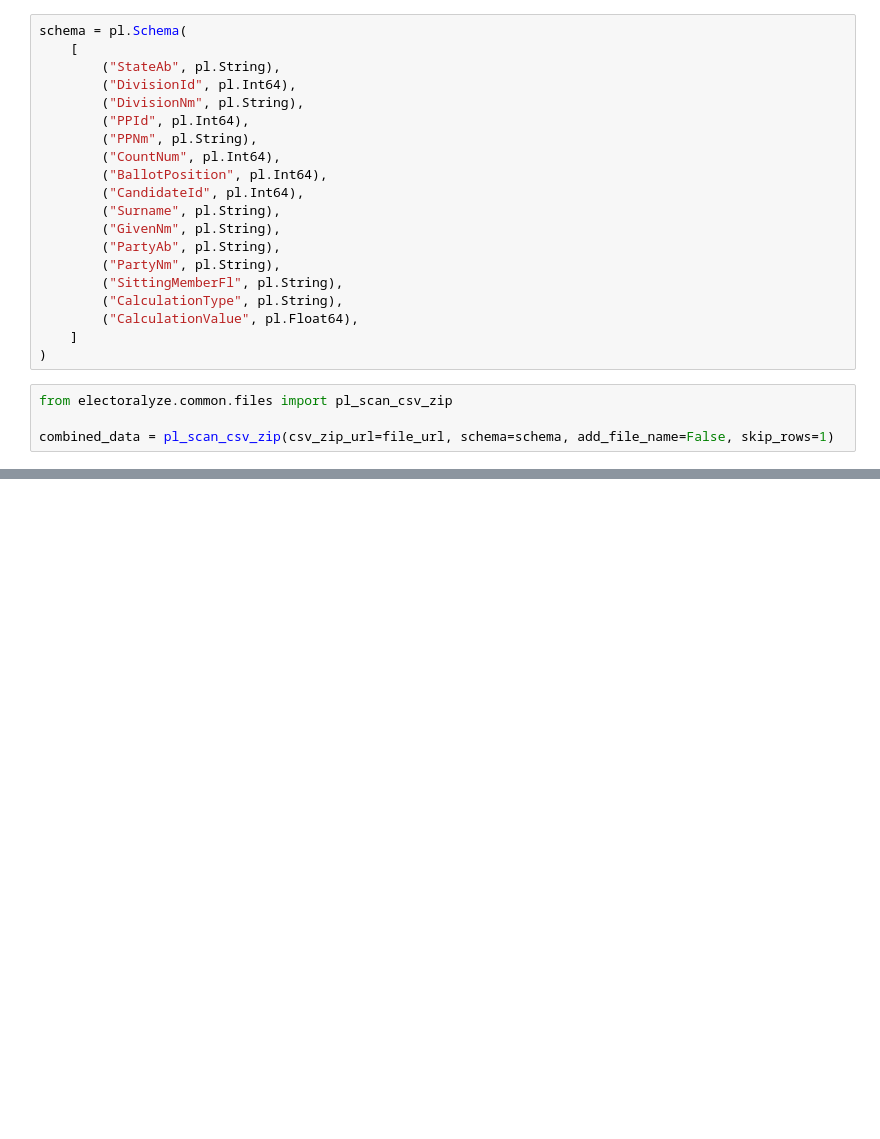
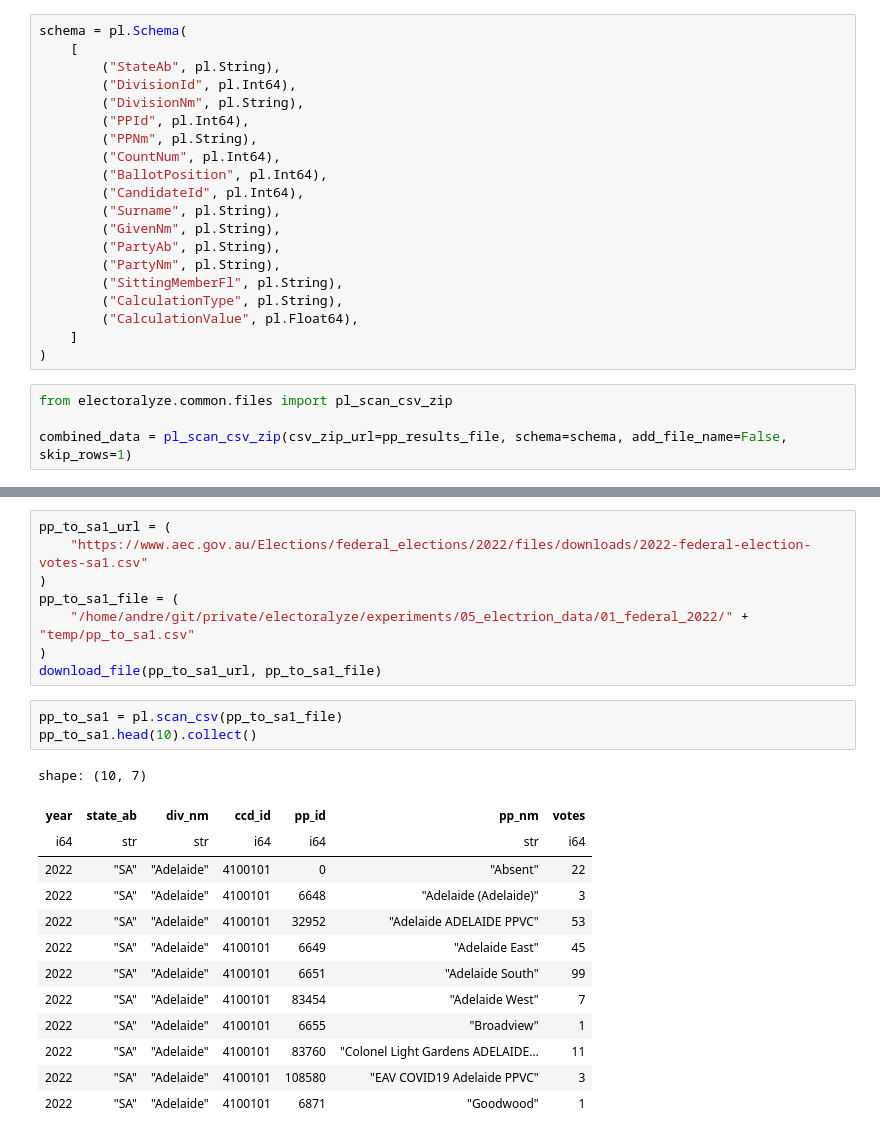
Before and after one commit to Andre-Medina/Electoralyze, a Jupyter notebook: experiments/05_electrion_data/01_federal_2022/01_processing.ipynb, the cells around one changed output, grey strips where cells are left out. Cells and saved outputs as stored; diff of their text form; blank space fills up the shorter version.

```diff
--- a/experiments/05_electrion_data/01_federal_2022/01_processing.ipynb
+++ b/experiments/05_electrion_data/01_federal_2022/01_processing.ipynb
@@ -110,7 +117,7 @@ schema = pl.Schema(
 # %%
 from electoralyze.common.files import pl_scan_csv_zip
 
-combined_data = pl_scan_csv_zip(csv_zip_url=file_url, schema=schema, add_file_name=False, skip_rows=1)
+combined_data = pl_scan_csv_zip(csv_zip_url=pp_results_file, schema=schema, add_file_name=False, skip_rows=1)
 # %%
 combined_data.tail(5).collect()
 # %% [output]
@@ -122,3 +129,28 @@ shape: (5, 15)
 | "VIC" | 234 | "Wills" | 108546 | "EAV COVID19 Wills PPVC" | 7 | 9 | 36554 | "JEFFORD" | "Sarah Elizabeth" | ... |
 | "VIC" | 234 | "Wills" | 108546 | "EAV COVID19 Wills PPVC" | 7 | 9 | 36554 | "JEFFORD" | "Sarah Elizabeth" | ... |
 | "VIC" | 234 | "Wills" | 108546 | "EAV COVID19 Wills PPVC" | 7 | 9 | 36554 | "JEFFORD" | "Sarah Elizabeth" | ... |
+# %%
+pp_to_sa1_url = (
+    "https://www.aec.gov.au/Elections/federal_elections/2022/files/downloads/2022-federal-election-votes-sa1.csv"
+)
+pp_to_sa1_file = (
+    "/home/andre/git/private/electoralyze/experiments/05_electrion_data/01_federal_2022/" + "temp/pp_to_sa1.csv"
+)
+download_file(pp_to_sa1_url, pp_to_sa1_file)
+# %%
+pp_to_sa1 = pl.scan_csv(pp_to_sa1_file)
+pp_to_sa1.head(10).collect()
+# %% [output]
+shape: (10, 7)
+| year | state_ab | div_nm | ccd_id | pp_id | pp_nm | votes |
+| i64 | str | str | i64 | i64 | str | i64 |
+| 2022 | "SA" | "Adelaide" | 4100101 | 0 | "Absent" | 22 |
+| 2022 | "SA" | "Adelaide" | 4100101 | 6648 | "Adelaide (Adelaide)" | 3 |
+| 2022 | "SA" | "Adelaide" | 4100101 | 32952 | "Adelaide ADELAIDE PPVC" | 53 |
+| 2022 | "SA" | "Adelaide" | 4100101 | 6649 | "Adelaide East" | 45 |
+| 2022 | "SA" | "Adelaide" | 4100101 | 6651 | "Adelaide South" | 99 |
+| 2022 | "SA" | "Adelaide" | 4100101 | 83454 | "Adelaide West" | 7 |
+| 2022 | "SA" | "Adelaide" | 4100101 | 6655 | "Broadview" | 1 |
+| 2022 | "SA" | "Adelaide" | 4100101 | 83760 | "Colonel Light Gardens ADELAIDE… | 11 |
+| 2022 | "SA" | "Adelaide" | 4100101 | 108580 | "EAV COVID19 Adelaide PPVC" | 3 |
+| 2022 | "SA" | "Adelaide" | 4100101 | 6871 | "Goodwood" | 1 |
```
Also changed, not shown: parts of 11 cells of this notebook, 3 other files.
